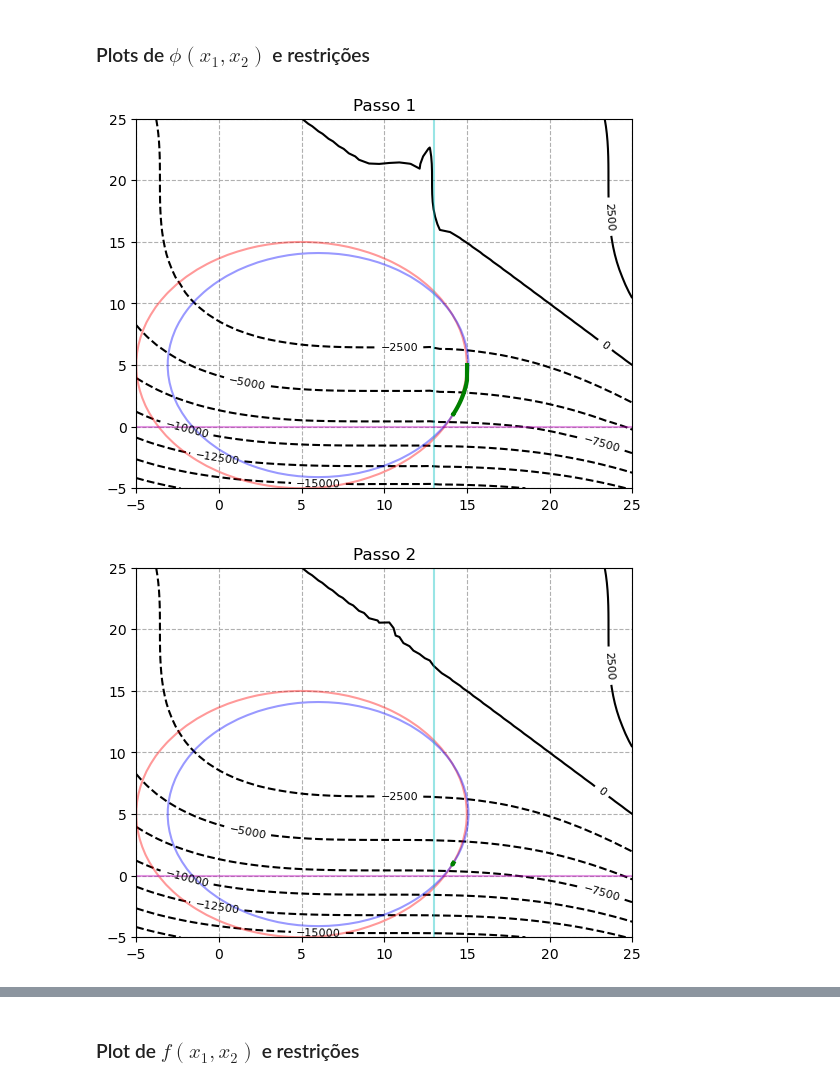
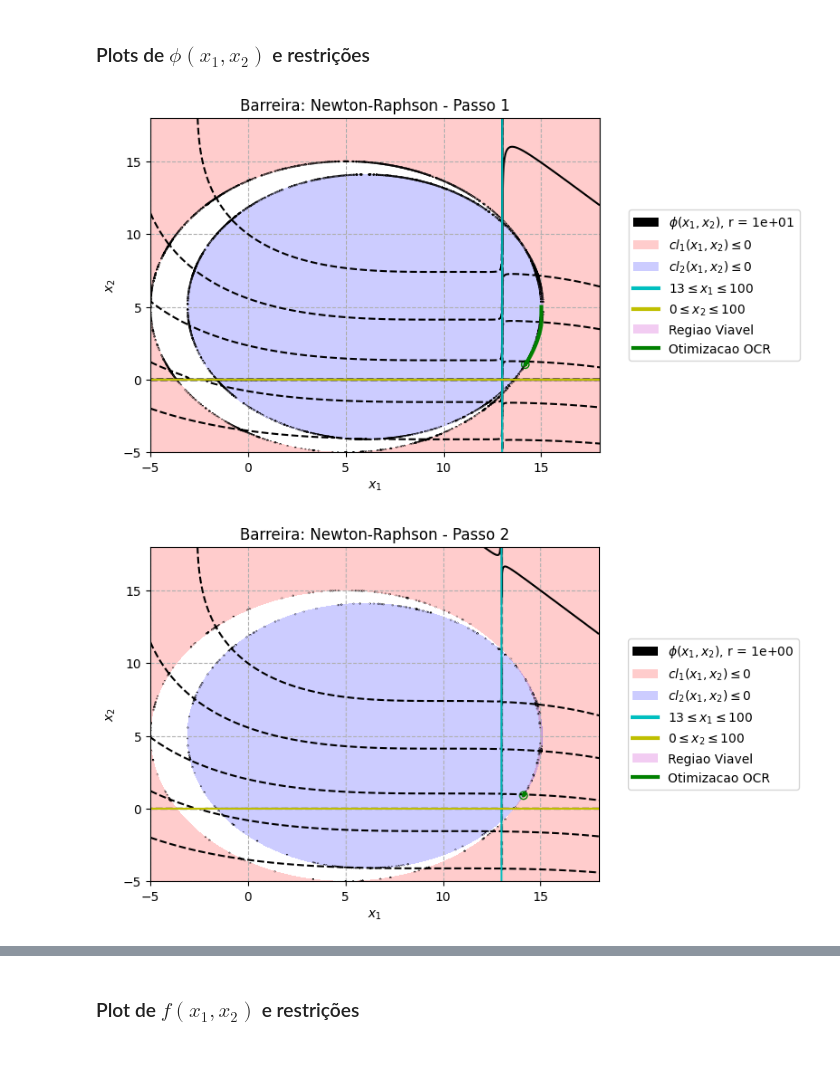
Before and after one commit to gustgs/OtimizacaoMEC2403, a Jupyter notebook: Trabalho2/trabalho2_Prob03_barreira.ipynb, the cells around one changed output, grey strips where cells are left out. Cells and saved outputs as stored; diff of their text form; code cells hidden in the pictures; blank space fills up the shorter version.

```diff
--- a/Trabalho2/trabalho2_Prob03_barreira.ipynb
+++ b/Trabalho2/trabalho2_Prob03_barreira.ipynb
@@ -34,7 +34,7 @@ elif (metodo_ocr == 2):
 # 4 - Newton-Raphson
 # 5 - Fletcher-Reeves
 # 6 - BFGS
-metodo_osr = 6
+metodo_osr = 4
 
 if (metodo_osr == 1):
     n_met = 'Univariante'
@@ -55,13 +55,13 @@ elif (metodo_osr == 6):
 maxiter = 1000
 
 # tolerancia para convergencia do gradiente na OSR
-tol_conv = 1E-3
+tol_conv = 1E-5
 
 # tolerancia para a busca unidirecional na OSR
 tol_search = 1E-8
 
 # delta alpha do passo constante na OSR
-line_step = 1E-4
+line_step = 1E-2
 
 #epsilon da maquina
 eps = 1E-10
@@ -77,7 +77,7 @@ elif metodo_ocr == 2:
     beta = 0.1
 
 #tolerancia OCR
-tol = 1E-1
+tol = 1E-4
 
 ctrl_num_osr = [maxiter, tol_conv, tol_search, line_step, eps]
 # %% [markdown]
@@ -360,74 +297,65 @@ KeyboardInterrupt:
 # %%
-x1 = np.linspace(-5,25)
-x2 = np.linspace(-5,25)
+x1 = np.linspace(-5,18, 3000)
+x2 = np.linspace(-5,18, 3000)
 X1, X2 = np.meshgrid(x1, x2)
 
-n_plots = passos_OCR
-k=0
+levellist = [-14000, -10000, -6500, -4000, -2000,0]
+#levellist = [-7000,-6970,-6950,-6930,-6910,-6900, -6600,-6515, -6508, -6505,-6500, -6498, -6495, -6490]
+multipliers = [1.048, 1.014, 1.0043, 1.0013, 1.00043, 1.00014, 1, 1, 1, 1, 1, 1, 1, 1]
+k = 0
 for item in listResultsOSR :
 
     fig, ax = plt.subplots()
-
+    #print(ocr.phi_bar(item[0][-1], item[1], item[2]))
     if metodo_ocr == 1:
         X3 = ocr.phi_penal([X1,X2], item[1], item[2])
 
     elif metodo_ocr == 2:
         X3 = ocr.phi_bar([X1, X2], item[1], item[2])
 
-    niveis = ax.contour(X1, X2, X3, levels=10, colors='black')
-    ax.clabel(niveis, inline=1, fontsize=8)
-
-    # for hk in hk_list:
-    #     X3 = hk([X1,X2])
-    #     ax.contour(X1, X2, X3, [0], colors='red')
-
-    # for cl in cl_list:
-    #     X3 = cl([X1,X2])
-    #     ax.contour(X1, X2, X3, [0], colors='blue')
+    niveis = ax.contour(X1, X2, X3, levellist, colors='black')
+    #ax.clabel(niveis, inline=1, fontsize=8)
 
     X3 = cl1([X1,X2])
-    plt.contour(X1, X2, X3, [0], colors='r', alpha=0.4)
+    ax.contourf(X1, X2, X3, [-100000, 0], colors='red', alpha=0.2)
 
     X3 = cl2([X1,X2])
-    plt.contour(X1, X2, X3, [0], colors='b', alpha=0.4)
+    ax.contourf(X1, X2, X3, [-10000000, 0], colors='blue', alpha=0.2)
 
     X3 = cl3([X1,X2])
-    plt.contour(X1, X2, X3, [0], colors='c',alpha=0.4)
-
-    X3 = cl4([X1,X2])
-    plt.contour(X1, X2, X3, [0], colors='c',alpha=0.4)
+    ax.contour(X1, X2, X3, [0], colors='c')
 
     X3 = cl5([X1,X2])
-    plt.contour(X1, X2, X3, [0], colors='m',alpha=0.4)
-
-    X3 = cl6([X1,X2])
-    plt.contour(X1, X2, X3, [0], colors='m',alpha=0.4)
+    ax.contour(X1, X2, X3, [0], colors='y')
 
     x = []
     y = []
     for P in item[0]:
         x.append(P[0])
         y.append(P[1])
-    ax.plot(x, y, color='g', linewidth='3')
-    #ax[i,j].set_xlabel('$x_1$', fontsize='10')
-    #ax[i,j].set_ylabel('$x_2$', fontsize='10')
+    line3, = ax.plot(x, y, color='g', linewidth='3')
+    ax.scatter(item[0][-1][0], item[0][-1][1], color='green',marker='o', facecolors='none')
+    ax.set_xlabel('$x_1$', fontsize='10')
+    ax.set_ylabel('$x_2$', fontsize='10')
+
+    proxy = [plt.Rectangle((0,0),1,1,fc = 'black'),plt.Rectangle((0,0),1,1,fc = 'r', alpha=0.2),plt.Rectangle((0,0),1,1,fc = 'b', alpha=0.2), plt.Line2D([0], [0], lw=3,  color='c'), plt.Line2D([0], [0], lw=3,  color='y'),  plt.Rectangle((0,0),1,1,fc = 'm', alpha=0.2), line3]
+    ax.legend(proxy, [f'$\phi(x_1,x_2)$, r = {item[2]:.0e}', '$cl_1(x_1,x_2) \leq 0$','$cl_2(x_1,x_2) \leq 0$', '$13 \leq x_1 \leq 100$', '$0 \leq x_2 \leq 100$', 'Regiao Viavel', 'Otimizacao OCR'], bbox_to_anchor=(1.05, 0.5), loc='center left')
+
+
     ax.grid(linestyle='--')
-    #ax[i,j].set_xticks([-5,-2,0,2,5])
-    titulo = 'Passo ' + str(k+1)
+    titulo = n_met_ocr + ': ' + n_met + ' - ' + 'Passo ' + str(k+1)
     ax.set_title(titulo, fontsize=12)
+
+    # for i in np.arange(len(levellist)):
+    #     levellist[i] = beta*levellist[i]
+
+    levellist[2] = multipliers[k]*levellist[2]
+
     k = k+1
-
-        # if (metodo_ocr == 1):
-        #      for l in np.arange(len(levellist)):
-        #         levellist[l] = beta*levellist[l]/2
 
 
 
-# titulo = n_met_ocr + ' - ' + n_met + ': ' + np.array2string(listP_OCR[0], precision = 2, separator=' ') + ' => ' + np.array2string(listP_OCR[-1], precision = 2, separator=' ')
-# fig.suptitle(titulo, fontsize=14)
-# fig.tight_layout()
-# plt.figure(figsize=(10,20))
 plt.show()
 # %% [output]
-[figure, old version]
+[figure, new version]
-[figure, old version]
+[figure, new version]
```
Also changed, not shown: parts of 5 cells of this notebook, 5 other files.
